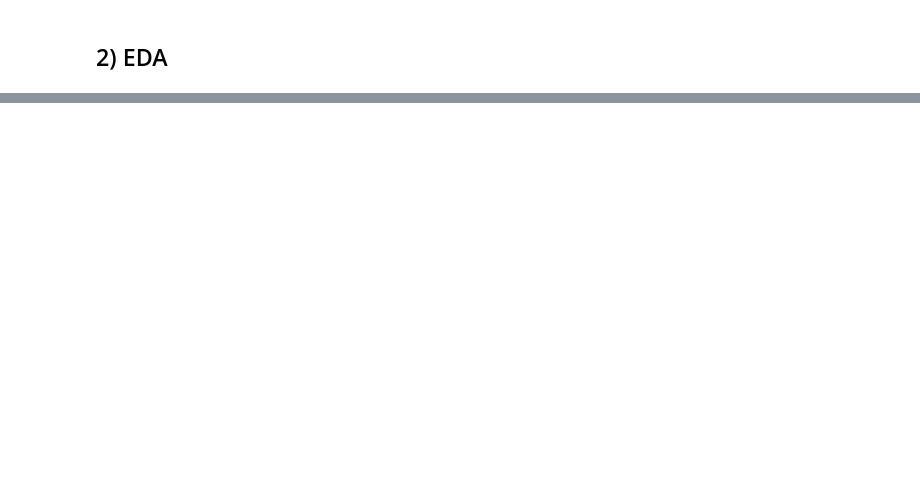
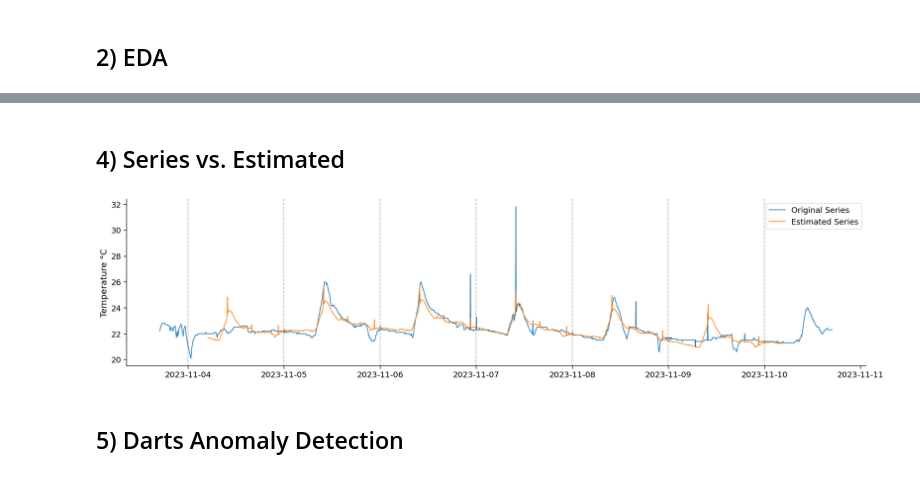
Before and after one commit to razielar/anomaly_detection, a Jupyter notebook: iot/anomaly_detection_iot.ipynb, the cells around one changed output, grey strips where cells are left out. Saved outputs shown, nothing was run; the diff lists cells and outputs as text; code cells hidden in the pictures; blank space fills up the shorter version.

```diff
--- a/iot/anomaly_detection_iot.ipynb
+++ b/iot/anomaly_detection_iot.ipynb
@@ -69,0 +134,18 @@ plt.show()
+# %% [markdown]
+## 4) Series vs. Estimated
+# %%
+estimated = result.trend + result.seasonal
+
+sns.set_context("paper", font_scale= 1.5)
+plt.plot(processed_df, label= "Original Series")
+plt.plot(estimated, label= "Estimated Series")
+for i  in range_days:
+    plt.axvline(i, color='k', linestyle='--', alpha=0.3)
+plt.ylabel("Temperature °C")
+plt.legend()
+plt.savefig("plots/real_estimated.png")
+plt.show()
+# %% [output]
+[figure, added]
+# %% [markdown]
+## 5) Darts Anomaly Detection
```
Also changed, not shown: parts of 11 cells of this notebook, 1 other file.
